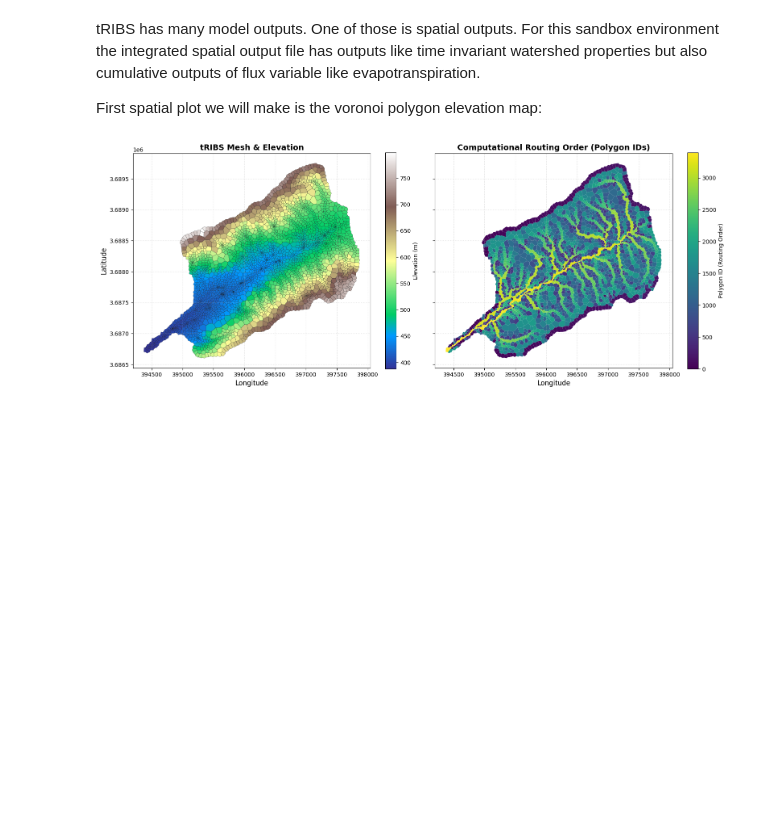
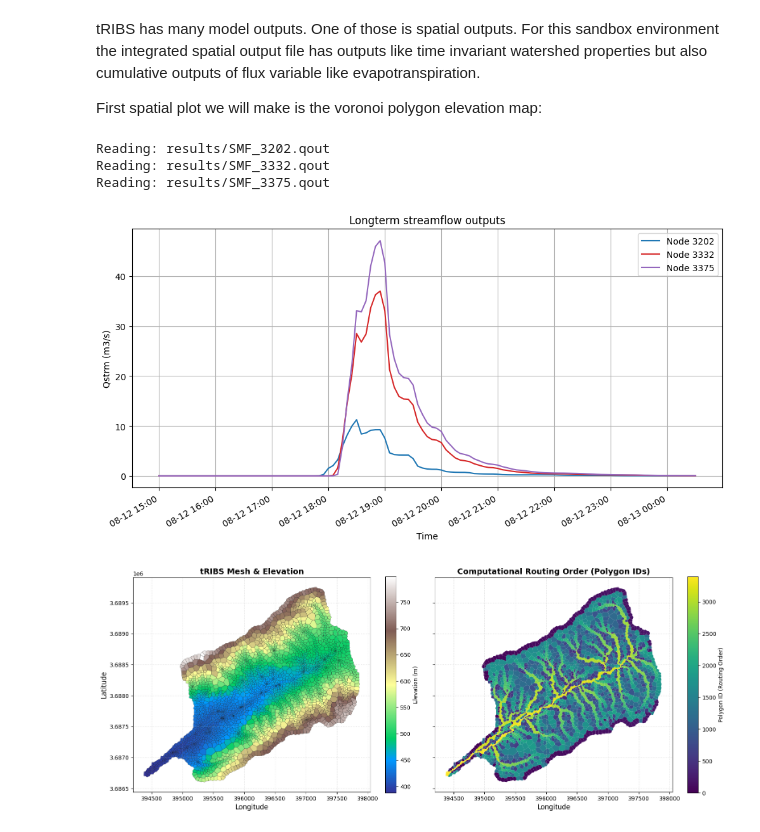
Before and after one commit to kmitu25/tRIBS-SMF-Codespace_exercise5, a Jupyter notebook: workspaces/SMF_pytRIBS/smf_demo/Run_Model.ipynb, the cells around one changed output. Saved outputs shown, nothing was run; the diff lists cells and outputs as text; code cells hidden in the pictures; blank space fills up the shorter version.

Commit message:
august_event_with _snow_off

```diff
--- a/workspaces/SMF_pytRIBS/smf_demo/Run_Model.ipynb
+++ b/workspaces/SMF_pytRIBS/smf_demo/Run_Model.ipynb
@@ -319,6 +229,75 @@ Using file for node 3082: results/SMF3082.pixel
 tRIBS has many model outputs. One of those is spatial outputs. For this sandbox environment the integrated spatial output file has outputs like time invariant watershed properties but also cumulative outputs of flux variable like evapotranspiration.
 
 First spatial plot we will make is the voronoi polygon elevation map:
+# %%
+import os
+import pandas as pd
+import matplotlib.pyplot as plt
+import matplotlib.dates as mdates
+
+# --- settings ---
+node_ids      = [3202, 3332, 3375]   # 1319 stays zero in this run
+qout_dir      = 'results'
+prefix        = 'SMF_'
+resample_freq = '5min'
+
+model_start   = pd.Timestamp('2014-07-01 00:00')
+event_start   = pd.Timestamp('2014-08-12 15:00')
+event_end     = pd.Timestamp('2014-08-13 00:30')
+
+node_colors = {
+    3202: '#1f77b4',
+    3332: '#d62728',
+    3375: '#9467bd',
+}
+
+# --- read files ---
+node_series = {}
+
+for nid in node_ids:
+    fpath = os.path.join(qout_dir, f'{prefix}{nid}.qout')
+    print("Reading:", fpath)
+
+    if not os.path.exists(fpath):
+        print("Missing:", fpath)
+        continue
+
+    df = pd.read_csv(fpath, sep=r'\s+', header=None, comment='#', engine='python')
+    df = df.iloc[:, :3].copy()
+    df.columns = ['Time_hr', 'Qstrm_m3s', 'Hlev_m']
+
+    for col in ['Time_hr', 'Qstrm_m3s', 'Hlev_m']:
+        df[col] = pd.to_numeric(df[col], errors='coerce')
+
+    df = df.dropna(subset=['Time_hr', 'Qstrm_m3s']).copy()
+    df['datetime'] = model_start + pd.to_timedelta(df['Time_hr'], unit='h')
+    df = df.set_index('datetime')
+
+    series = df['Qstrm_m3s'].resample(resample_freq).mean()
+    series = series.loc[event_start:event_end]
+    node_series[nid] = series
+
+# --- plot ---
+fig, ax = plt.subplots(figsize=(12, 6))
+
+for nid, series in node_series.items():
+    ax.plot(series.index, series.values, label=f'Node {nid}', color=node_colors.get(nid))
+
+ax.set_title('Longterm streamflow outputs')
+ax.set_xlabel('Time')
+ax.set_ylabel('Qstrm (m3/s)')
+ax.legend()
+ax.grid(True)
+
+ax.xaxis.set_major_formatter(mdates.DateFormatter('%m-%d %H:%M'))
+fig.autofmt_xdate()
+
+plt.show()
+# %% [output]
+Reading: results/SMF_3202.qout
+Reading: results/SMF_3332.qout
+Reading: results/SMF_3375.qout
+[figure, added]
 # %%
 fig, (ax1, ax2) = plt.subplots(1, 2, figsize=(16, 7))
 
```
Also changed, not shown: parts of 7 cells of this notebook, 3 other files.
